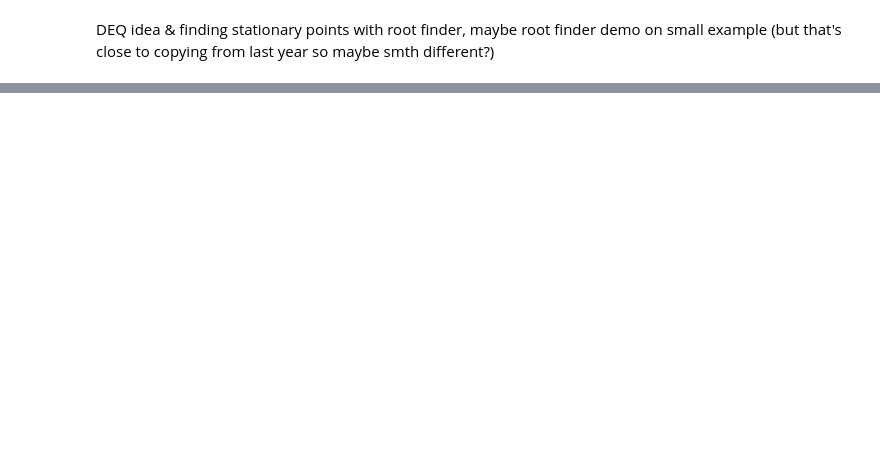
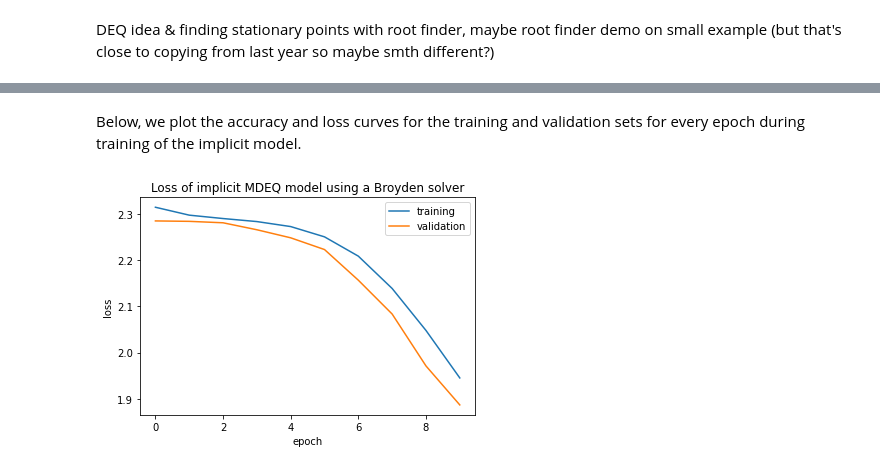
Before and after one commit to adamoyoung/deq-colab, a Jupyter notebook: deq-colab.ipynb, the cells around one changed output, grey strips where cells are left out. Drawn from its saved outputs; the diff is of its cells as text; code cells hidden in the pictures; blank space fills up the shorter version.

```diff
--- a/deq-colab.ipynb
+++ b/deq-colab.ipynb
@@ -488,7 +442,7 @@ class CLSBlock(nn.Module):
     input_dim: int
     output_dim: int
     downsample: bool
-    expansion: int=4
+    expansion: int=2
 
     def setup(self):
 
@@ -661,8 +643,8 @@ class MDEQFF(nn.Module):
     def __call__(self, z, x, shape_tuple):
 
         batch_size = z.shape[0]
-        z_list = cringy_reshape(z,shape_tuple)
-        x_list = cringy_reshape(x,shape_tuple)
+        z_list = reshape_fn(z,shape_tuple)
+        x_list = reshape_fn(x,shape_tuple)
         # step 1: compute residual blocks
         branch_outputs = []
         for i in range(self.num_branches):
@@ -827,30 +810,29 @@ def train(mode="implicit",solver="broyden"):
     else:
         raise ValueError
 
-    num_groups = 8
-    channels = [24, 24]
+    num_groups = 2
+    channels = [6, 6] # [24,24]
     num_branches = 2
 
     # instantiation
     encoder = Encoder(channels=channels)
-    decoder = Classifier() # not sure about what to pass
+    decoder = Classifier(channels=channels,) # not sure about what to pass
     mdeqff = MDEQFF(num_branches=num_branches, channels=channels, num_groups=num_groups)
 
     # weight initialization
     prng = jax.random.PRNGKey(0)
     prng, _ = jax.random.split(prng, 2)
-    x_dummy = jnp.ones((batch_size, image_size, image_size, 24))
+    x_dummy = jnp.ones((batch_size, image_size, image_size, 1))
     x_dummy_2, encoder_weights = encoder.init_with_output(prng,x_dummy)
     x_dummy_3, z_dummy, shape_tuple = create_mdeq_inputs(x_dummy_2,num_branches)
     z_dummy_2, mdeqff_weights = mdeqff.init_with_output(prng,z_dummy,x_dummy_3,shape_tuple)
-    z_dummy_3 = cringy_reshape(z_dummy_2,shape_tuple)
+    z_dummy_3 = reshape_fn(z_dummy_2,shape_tuple)
     o_dummy, classifier_weights = decoder.init_with_output(prng,z_dummy_3)
 
     # collect weights
     weights = {'encoder': encoder_weights, 'mdeqff': mdeqff_weights ,'decoder': classifier_weights}
 
     optimizer = optax.adam(learning_rate=0.001)
-    # optimizer = optax.adamw(learning_rate=0.001,weight_decay=0.0001)
     opt_state = optimizer.init(weights)
 
     loss_fn = cross_entropy_loss
@@ -883,10 +865,10 @@ def train(mode="implicit",solver="broyden"):
         shuffled_indices = jax.random.shuffle(k1, indices)
         return shuffled_indices
 
-    max_epoch = 50
+    max_epoch = 10
     warmup_epochs = 0
     if mode == "warmup":
-      warmup_epochs = 2
+      warmup_epochs = 3
       max_epoch += warmup_epochs
     print_interval = 1
 
@@ -919,10 +901,9 @@ def train(mode="implicit",solver="broyden"):
             end = min(start+batch_size, len(idxs))
             idxs_to_grab = idxs[start:end]
             x_batch = train_images[idxs_to_grab,...]
-            x_batch = jnp.tile(x_batch, (1,1,1,24))
+            #x_batch = jnp.tile(x_batch, (1,1,1,24))
             y_true = train_labels[idxs_to_grab]
             start = end
-
             weights, opt_state, batch_loss, batch_acc, batch_res = step(weights=weights,
                                                                         opt_state=opt_state,
                                                                         x_batch=x_batch,
@@ -930,7 +911,6 @@ def train(mode="implicit",solver="broyden"):
                                                                         mode=mode)
 
             counter += 1
-
             loss_vals.append(batch_loss * x_batch.shape[0])
             acc_vals.append(batch_acc * x_batch.shape[0])
             res_vals.append(batch_res * x_batch.shape[0])
@@ -946,7 +926,7 @@ def train(mode="implicit",solver="broyden"):
         train_acc_vals.append(epoch_acc)
         train_res_vals.append(epoch_res)
 
-        val_loss, val_acc, val_res = predict(test_images,test_labels,encoder,decoder,mdeqff,weights)
+        val_loss, val_acc, val_res = predict(test_images,test_labels,encoder,decoder,mdeqff,weights,solver_fn,mode)
 
         val_loss_vals.append(val_loss)
         val_acc_vals.append(val_acc)
@@ -992,0 +964,22 @@ TRAINING MODE:::implicit
+# %% [markdown]
+Below, we plot the accuracy and loss curves for the training and validation sets for every epoch during training of the implicit model.
+# %%
+#@title Loss curves of implicit MDEQ model using a Broyden solver
+# importing package
+import matplotlib.pyplot as plt
+
+# create data
+train_loss_broyden = broyden_results['train_loss_vals']
+val_loss_broyden = broyden_results['val_loss_vals']
+epochs = np.arange(len(val_loss_broyden))
+
+# plot lines
+plt.plot(epochs, train_loss_broyden, label = "training")
+plt.plot(epochs, val_loss_broyden, label = "validation")
+plt.xlabel("epoch")
+plt.ylabel("loss")
+plt.title("Loss of implicit MDEQ model using a Broyden solver")
+plt.legend()
+plt.show()
+# %% [output]
+[figure, added]
```
Also changed, not shown: parts of 28 cells of this notebook.
